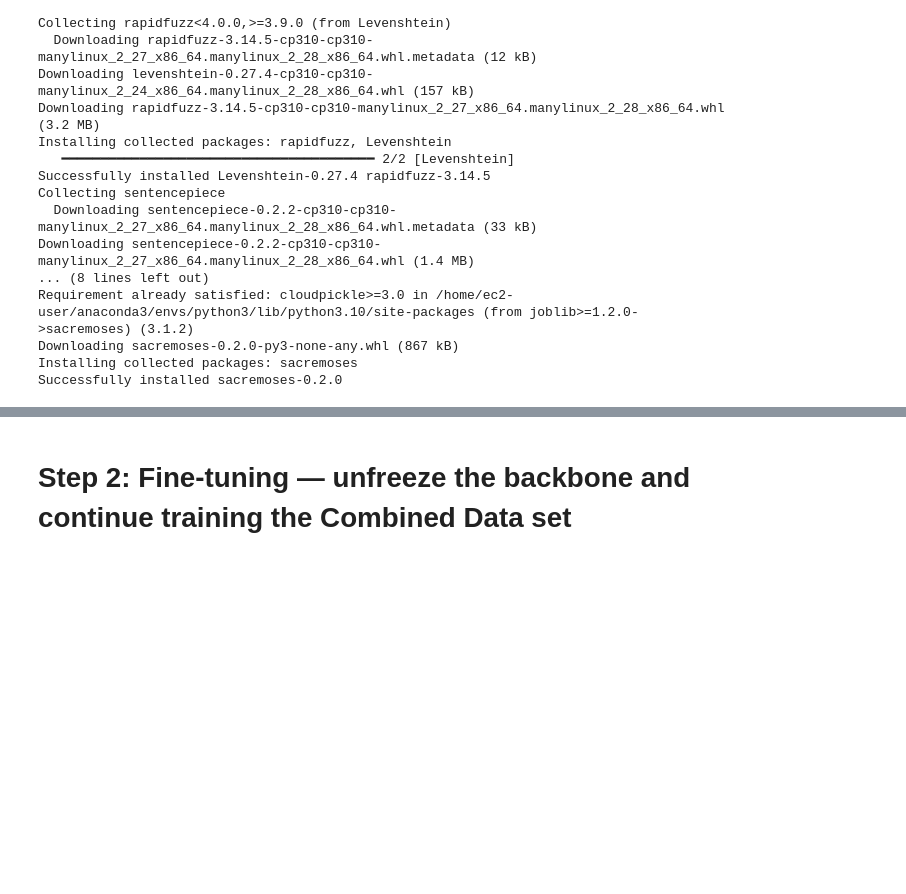
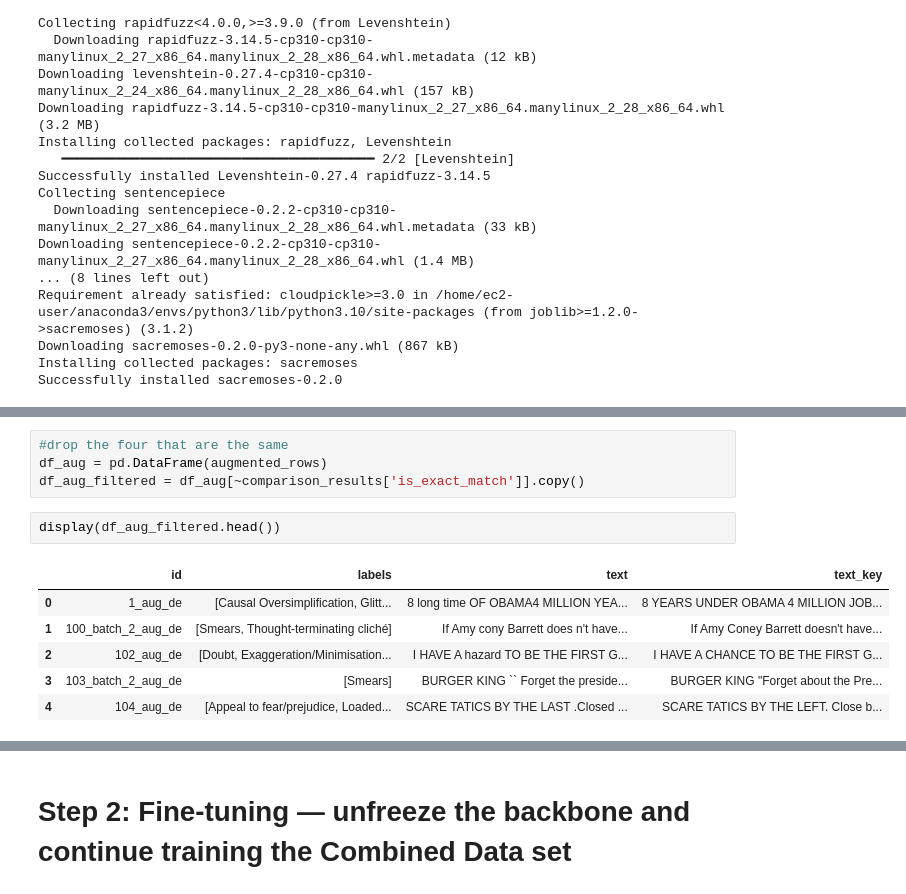
Before and after one commit to PetersGithubCode/DL-2026-A2, a Jupyter notebook: assignment_2-latest.ipynb, the cells around one changed output, grey strips where cells are left out. Cells and saved outputs as stored; diff of their text form; blank space fills up the shorter version.

```diff
--- a/assignment_2-latest.ipynb
+++ b/assignment_2-latest.ipynb
@@ -1925,0 +2128,13 @@ print(duplicates[['original_id', 'original_text', 'augmented_text']])
+# %%
+#drop the four that are the same
+df_aug = pd.DataFrame(augmented_rows)
+df_aug_filtered = df_aug[~comparison_results['is_exact_match']].copy()
+# %%
+display(df_aug_filtered.head())
+# %% [output]
+|  | id | labels | text | text_key |
+| 0 | 1_aug_de | [Causal Oversimplification, Glitt... | 8 long time OF OBAMA4 MILLION YEA... | 8 YEARS UNDER OBAMA 4 MILLION JOB... |
+| 1 | 100_batch_2_aug_de | [Smears, Thought-terminating cliché] | If Amy cony Barrett does n't have... | If Amy Coney Barrett doesn't have... |
+| 2 | 102_aug_de | [Doubt, Exaggeration/Minimisation... | I HAVE A hazard TO BE THE FIRST G... | I HAVE A CHANCE TO BE THE FIRST G... |
+| 3 | 103_batch_2_aug_de | [Smears] | BURGER KING `` Forget the preside... | BURGER KING "Forget about the Pre... |
+| 4 | 104_aug_de | [Appeal to fear/prejudice, Loaded... | SCARE TATICS BY THE LAST .Closed ... | SCARE TATICS BY THE LEFT. Close b... |
```
Also changed, not shown: parts of 16 cells of this notebook.
